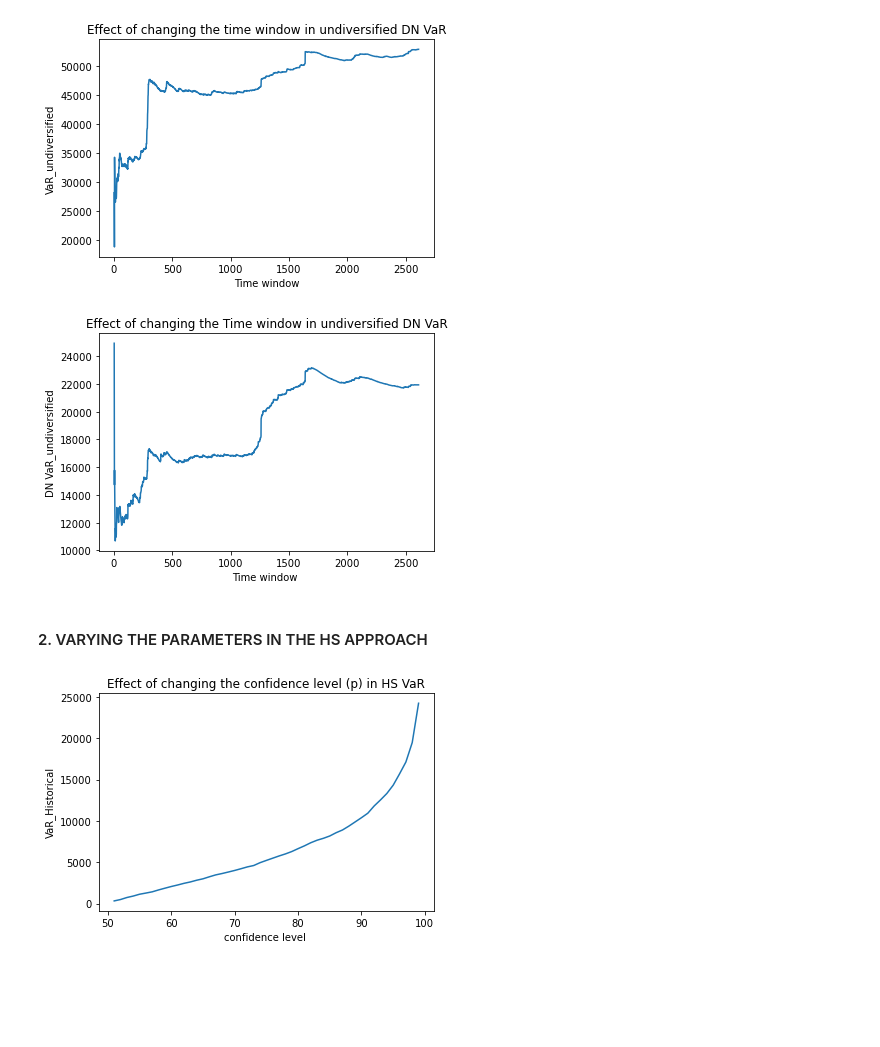
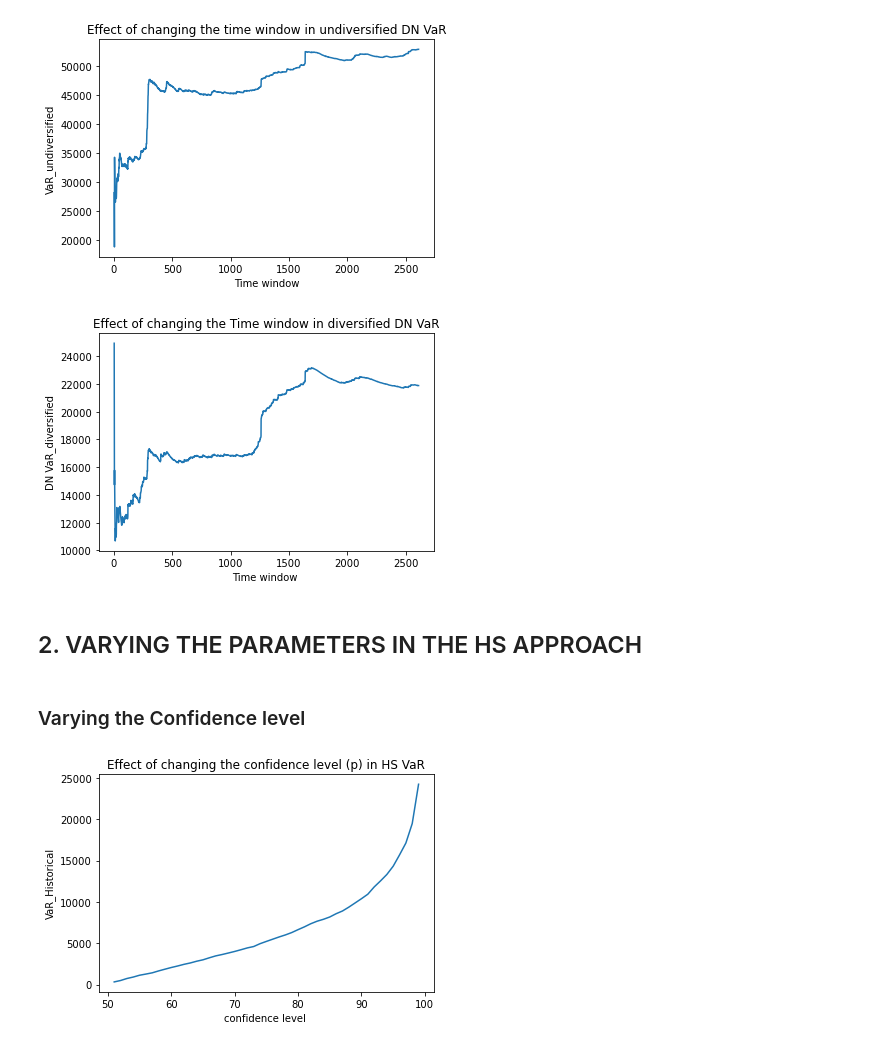
Before and after one commit to aengusmartindonaire/Project-1, a Jupyter notebook: MATH100_[Beltran]_[Donaire]_[Victoria]_Project1.ipynb, the cells around one changed output. Drawn from its saved outputs; the diff is of its cells as text; code cells hidden in the pictures; blank space fills up the shorter version.

```diff
--- a/MATH100_[Beltran]_[Donaire]_[Victoria]_Project1.ipynb
+++ b/MATH100_[Beltran]_[Donaire]_[Victoria]_Project1.ipynb
@@ -319,8 +331,8 @@ def undiversified_d_day_p_percent_VaR_delta_normal_fx(
 # %%
 def diversified_d_day_p_percent_VaR_delta_normal_fx(
     df_lst, F_lst, d, p,
-    ewma_par_lst=None,
-    covar_ewma_par=None
+    ewma_par_lst   = None,
+    covar_ewma_par = None
 ):
 
     """Returns the diversified d-day p% VaR of a portfolio of currencies using Delta Normal Approach.
@@ -335,7 +347,7 @@ def diversified_d_day_p_percent_VaR_delta_normal_fx(
         asssumes that all dfs have the same ordered list of dates
         there is one df per currency in the portfolio and PHP is always the quote currency.
     F_lst : list (of int)
-        N_i = position of the ith currency (order should be the same as the order in df_lst)
+        F_i = position of the ith currency (order should be the same as the order in df_lst)
     d : int
         the value to be used in calculating the d-day VaR (e.g. 1-day, 5-day)
     p : int
@@ -411,13 +423,14 @@ def diversified_d_day_p_percent_VaR_delta_normal_fx(
     else:
         ret2= [ ]                                       #store for the return matrix of each of the N currencies
         for df in df_lst:                               #this part will form a matrix of all the returns (same order in df_lst).
-            df["previous"]= df["Mid"].shift(-d)
-            df["return"]=df.apply(get_return, axis=1)
+            df["previous"] = df["Mid"].shift(-d)
+            df["return"]   = df.apply(get_return, axis=1)
             df = df.dropna()                            #remove the NaN values in each currency's returns
             ret2.append(list(df["return"]))             #forming the return matrix for the N-currency portfolio
 
-        covm = np.cov(np.array(ret2))                   #variance-covariance matrix for this case
+        covm   = np.cov(np.array(ret2))                   #variance-covariance matrix for this case
         sigmap = np.sqrt(np.matmul(np.matmul(alpha,covm),np.transpose(alpha)))   #standard deviation of the portfolio
+
     #Compute the portfolio's diversified VaR
     var = sigmap * NormalDist().inv_cdf(p/100)
 
@@ -1224,0 +1326,10 @@ Based on your sensitivity analysis, which of the three methods would best captur
+# %%
+#the df_lst of currencies
+df_lst1 = [EURUSD, GBPUSD, USDCHF, USDJPY, USDPHP]
+
+#assigning of names for the df with PHP as the quote currency
+USDPHP,EURPHP,JPYPHP,GBPPHP,CHFPHP = convert_currencies(df_lst1)
+
+#Portfolio A
+FX_portA = [ USDPHP, EURPHP, JPYPHP, GBPPHP, CHFPHP ]
+F_lstA   = [11362, -16135, 2234128, -14568, 9274]
@@ -1241,17 +1354,16 @@ plt.show()
 # %%
-confidence_level_lst = [ (i+1) for i in range(49,99) ]
+confidence_level_lst2 = [ (i+1) for i in range(49,99) ]
 
-VaR_u = [ ]
-for confidence_level in confidence_level_lst:
-    VaR_u.append( diversified_d_day_p_percent_VaR_delta_normal_fx(
+VaR_d = [ ]
+for confidence_level in confidence_level_lst2:
+    VaR_d.append( diversified_d_day_p_percent_VaR_delta_normal_fx(
         df_lst = FX_portA,
         F_lst  = F_lstA,
-        d = 1,p= confidence_level,
-        ewma_par_lst=None,
-        covar_ewma_par=None))
+        d = 1, p= confidence_level )
+        )
 
-plt.plot( confidence_level_lst , VaR_u )
-plt.xlabel( 'confidence level ' )
+plt.plot( confidence_level_lst2 , VaR_d )
+plt.xlabel( 'confidence level' )
 plt.ylabel( 'DN VaR_diversified' )
 plt.title("Effect of changing the confidence level (p) in diversified DN VaR")
 plt.show()
@@ -1309,21 +1425,23 @@ plt.show()
 # %%
 pd.options.mode.chained_assignment = None
 
 FX_portA1 = [ [ df.iloc[0:i+3,:] for df in FX_portA ] for i in range(2609) ]
 
 VaR_d = []
 for d in range(2609):
     VaR_d.append(diversified_d_day_p_percent_VaR_delta_normal_fx(df_lst = FX_portA1[d], F_lst=F_lstA,d=1, p=99))
 
 plt.plot( [i+2 for i in range(2609)], VaR_d )
 plt.xlabel( 'Time window ' )
-plt.ylabel( 'DN VaR_undiversified' )
-plt.title("Effect of changing the Time window in undiversified DN VaR")
+plt.ylabel( 'DN VaR_diversified' )
+plt.title("Effect of changing the Time window in diversified DN VaR")
 plt.show()
 # %% [output]
-[figure, old version]
+[figure, new version]
+# %% [markdown]
+## 2. VARYING THE PARAMETERS IN THE HS APPROACH
 # %% [markdown]
-#### 2. VARYING THE PARAMETERS IN THE HS APPROACH
+### Varying the Confidence level
 # %%
 confidence_level_lst = [ (i+1) for i in range(50,99) ]
 
```
Also changed, not shown: parts of 32 cells of this notebook.
